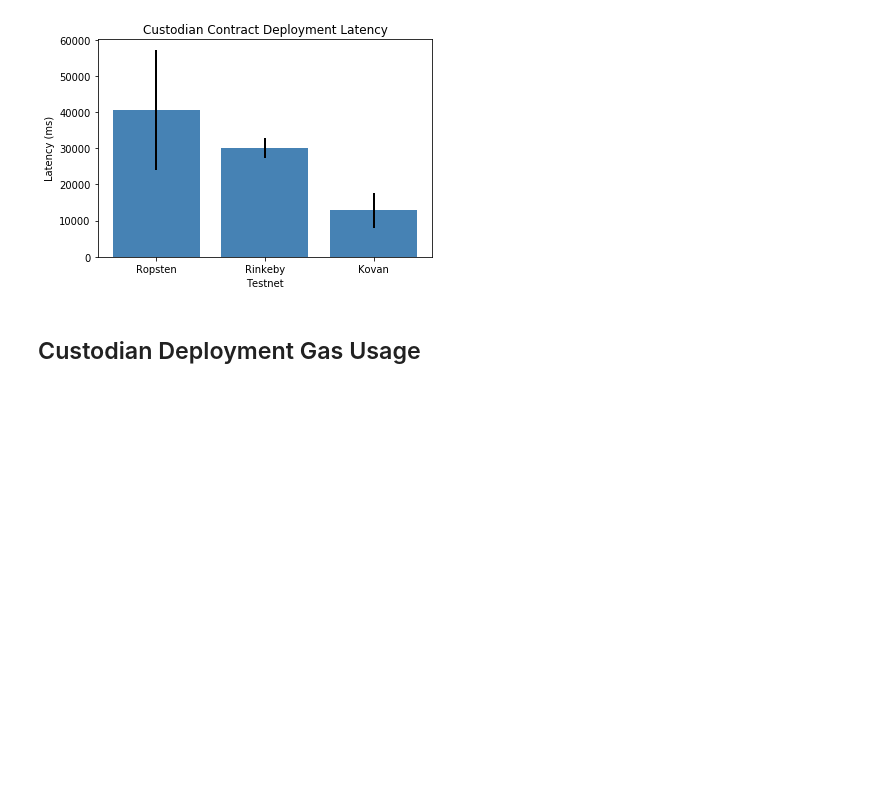
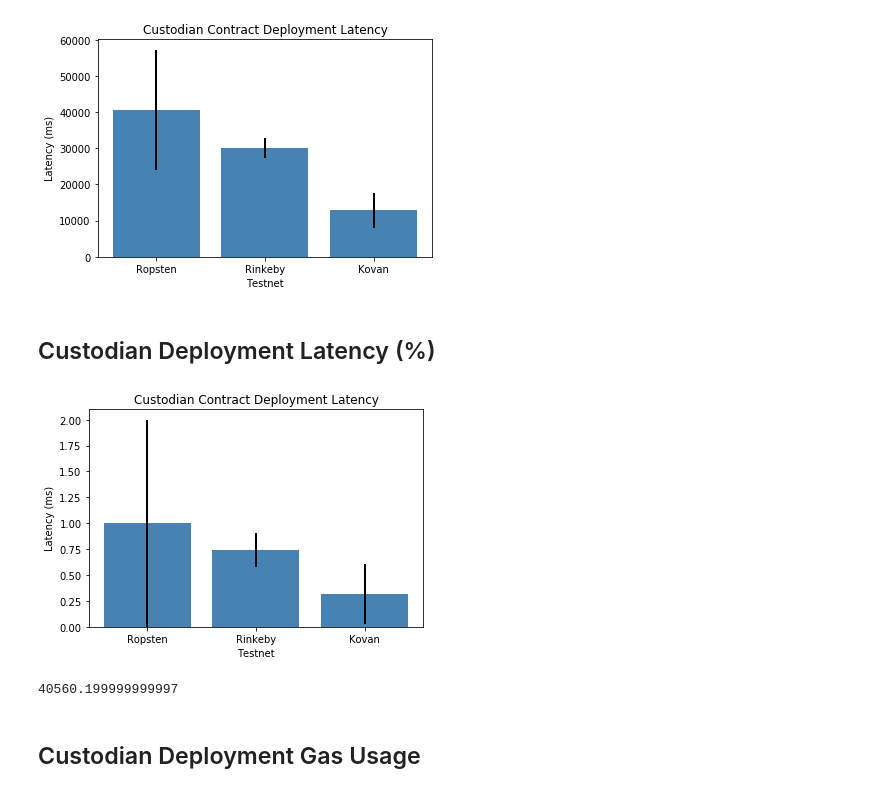
Before and after one commit to Turing-Space/cryBlock-Hierarchical-interactions-between-Ethereum-smart-contracts-across-Testnets, a Jupyter notebook: plot/data_processor.ipynb, the cells around one changed output. Saved outputs shown, nothing was run; the diff lists cells and outputs as text; code cells hidden in the pictures; blank space fills up the shorter version.

```diff
--- a/plot/data_processor.ipynb
+++ b/plot/data_processor.ipynb
@@ -111,6 +115,29 @@ barplot(x_data = TEST_NETS
 plt.show()
 # %% [output]
 [figure]
+# %% [markdown]
+## Custodian Deployment Latency (%)
+# %%
+y_input = [Data[net]['1']['avg'] for net in TEST_NETS]
+y_input_norm = y_input/max(y_input)
+
+error_input = [Data[net]['1']['std'] for net in TEST_NETS]
+error_input_norm = error_input/max(error_input)
+
+barplot(x_data = TEST_NETS
+        , y_data = y_input_norm
+        , error_data = error_input_norm
+        , x_label = 'Testnet'
+        , y_label = 'Latency (ms)'
+        , title = 'Custodian Contract Deployment Latency'
+        , set_color = COLOR_LIST[2])
+plt.show()
+# %% [output]
+[figure, added]
+# %%
+Data["Ropsten"]['1']['avg']
+# %% [output]
+40560.199999999997
 # %% [markdown]
 ## Custodian Deployment Gas Usage
 # %%
```
Also changed, not shown: parts of 7 cells of this notebook, 16 other files.
